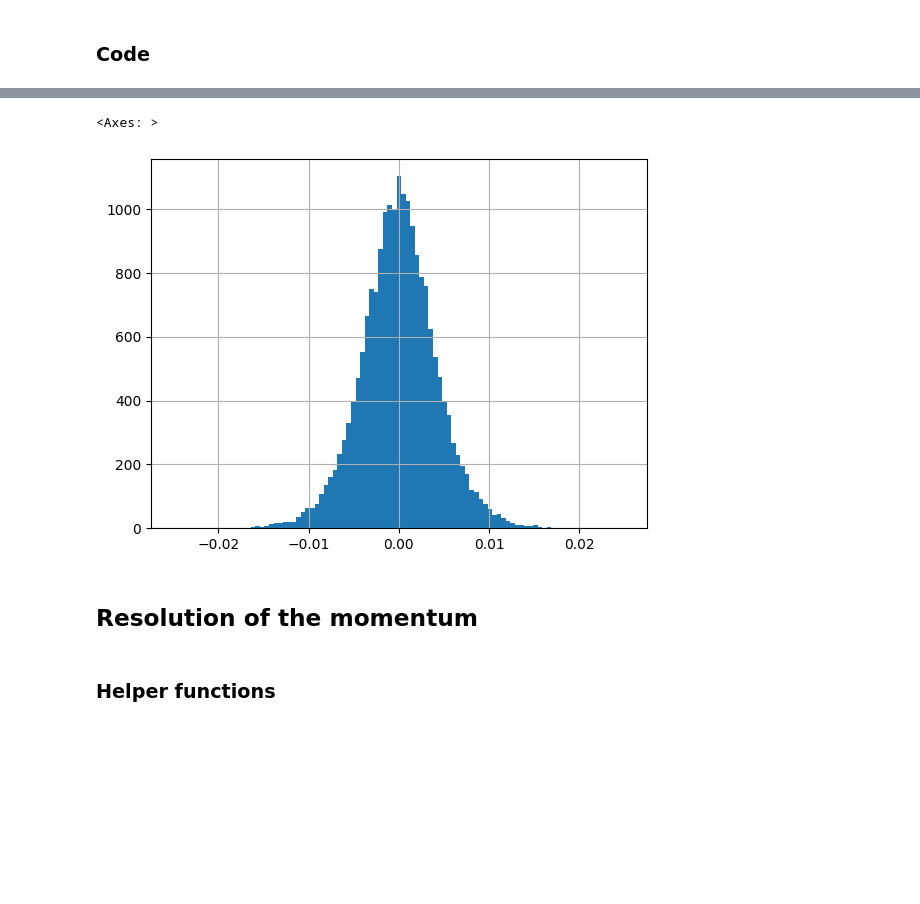
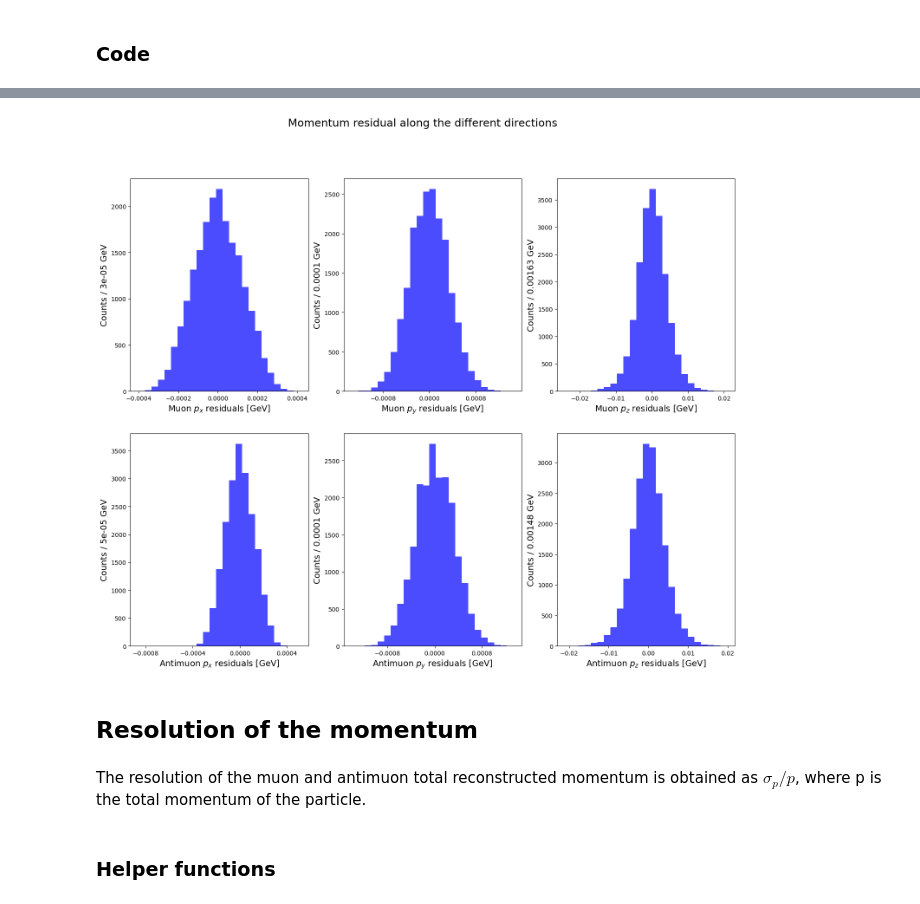
Before and after one commit to NicoloSalimbeni/muon_production_project, a Jupyter notebook: group_13_project.ipynb, the cells around one changed output, grey strips where cells are left out. Drawn from its saved outputs; the diff is of its cells as text; code cells hidden in the pictures; blank space fills up the shorter version.

Commit message:
Muons fixed - P res done - s res in progress
The reconstruction method using R needs to be reimplemented

```diff
--- a/group_13_project.ipynb
+++ b/group_13_project.ipynb
@@ -608,7 +588,7 @@ r_afterB__muons_positions = {}
 afterB_muons_detectors = {}
 for z_new in z_afterB_muons_detectors:
     R_mu_tmp = propagate_particles(R_mu_exitB, P_mu_afterB, z_new, muon_mass)
-    R_anti_mu_tmp = propagate_particles(R_anti_mu_exitB, P_anti_mu_afterB, z_new, muon_mass)
+    R_anti_mu_tmp = propagate_particles(R_anti_mu_exitB, P_antimu_afterB, z_new, muon_mass)
     data_tmp = {"mu": R_mu_tmp.copy(), "antimu": R_anti_mu_tmp.copy()}
     r_afterB__muons_positions[z_new] = data_tmp
 # %%
@@ -2089,6 +1486,8 @@ def get_momenta(entrance_tracks, exit_tracks, B, pixel_length):
     # It takes as input the DataFrame of the entrance and exit tracks and the magnetic field.
     # It returns a DataFrame containing the information on the zx and y components of the momentum
     # and the total reconstructed momentum for a given particle with its estimated uncertainty.
+    # It also computes the x and z component of the momentum at the exit of the magnetic field region
+    # and tehis uncertainties.
     # It also returns the rotation angle that can be used for a check
 
     rotation_angle = np.abs(exit_tracks["phi"]-entrance_tracks["phi"]) # --> taken always positive to ease the calculations
@@ -2116,10 +1515,28 @@ def get_momenta(entrance_tracks, exit_tracks, B, pixel_length):
     P_tot = np.sqrt(P_y**2 + P_xz**2)
     P_tot_error = 1/P_tot * np.sqrt( (P_y*P_y_error)**2 + (P_xz*P_xz_error)**2 )
 
-    P_reconstructed = pd.DataFrame({"P_xz": P_xz,
+    P_x_ent = P_xz*np.sin(entrance_tracks["phi"])
+    P_x_ent_error = np.sqrt( (P_xz_error*np.sin(entrance_tracks["phi"]))**2 + (P_xz*np.cos(entrance_tracks["phi"])*entrance_tracks["phi_error"])**2 )
+    P_z_ent = P_xz*np.cos(entrance_tracks["phi"])
+    P_z_ent_error = np.sqrt( (P_xz_error*np.cos(entrance_tracks["phi"]))**2 + (P_xz*np.sin(entrance_tracks["phi"])*entrance_tracks["phi_error"])**2 )
+
+    P_x_exit = P_xz*np.sin(exit_tracks["phi"])
+    P_x_exit_error = np.sqrt( (P_xz_error*np.sin(exit_tracks["phi"]))**2 + (P_xz*np.cos(exit_tracks["phi"])*exit_tracks["phi_error"])**2 )
+    P_z_exit = P_xz*np.cos(exit_tracks["phi"])
+    P_z_exit_error = np.sqrt( (P_xz_error*np.cos(exit_tracks["phi"]))**2 + (P_xz*np.sin(exit_tracks["phi"])*exit_tracks["phi_error"])**2 )
+
+    P_reconstructed = pd.DataFrame({"P_x_ent": P_x_ent,
+                                    "P_x_ent_err": P_x_ent_error,
+                                    "P_x_exit": P_x_exit,
+                                    "P_x_exit_err": P_x_exit_error,
                                     "P_y": P_y,
+                                    "P_y_err": P_y_error,
+                                    "P_z_ent": P_z_ent,
+                                    "P_z_ent_err": P_z_ent_error,
+                                    "P_z_exit": P_z_exit,
+                                    "P_z_exit_err": P_z_exit_error,
                                     "P_tot": P_tot,
-                                    "P_tot_error": P_tot_error})
+                                    "P_tot_err": P_tot_error})
 
     return P_reconstructed, rotation_angle
 # %%
@@ -2162,8 +1613,6 @@ mu_reconstructed_P, mu_rot_angle = get_momenta(data_mu_beforeB, data_mu_afterB,
 antimu_reconstructed_P, antimu_rot_angle = get_momenta(data_antimu_beforeB, data_antimu_afterB, B, pixel_length)
 # %%
 print("Reconstructed momentum for the muons: \n")
-mu_reconstructed_P["P_x"] = mu_reconstructed_P["P_xz"]*np.sin(data_mu_beforeB["phi"])
-mu_reconstructed_P["P_z"] = mu_reconstructed_P["P_xz"]*np.cos(data_mu_beforeB["phi"])
 mu_reconstructed_P
 # %% [output]
 Reconstructed momentum for the muons:
@@ -2183,7 +1632,5 @@ Reconstructed momentum for the muons:
 # %%
 print("Reconstructed momentum for the antimuons: \n")
-antimu_reconstructed_P["P_x"] = antimu_reconstructed_P["P_xz"]*np.sin(data_antimu_beforeB["phi"])
-antimu_reconstructed_P["P_z"] = antimu_reconstructed_P["P_xz"]*np.cos(data_antimu_beforeB["phi"])
 antimu_reconstructed_P
 # %% [output]
 Reconstructed momentum for the antimuons:
@@ -2216,10 +1663,11 @@ plot_momentum(mu_reconstructed_P["P_tot"], antimu_reconstructed_P["P_tot"], mu_P
 # %%
-(antimu_reconstructed_P["P_z"]-simulated_events["pz_mu2"]).hist(bins=np.linspace(-0.025,0.025,100))
+plot_momentum_components_residuals(mu_reconstructed_P, antimu_reconstructed_P, simulated_events, nBins=25)
 # %% [output]
-<Axes: >
-[figure, old version]
+[figure, new version]
 # %% [markdown]
 ## Resolution of the momentum
+# %% [markdown]
+The resolution of the muon and antimuon total reconstructed momentum is obtained as $\sigma_p/p$, where p is the total momentum of the particle.
 # %% [markdown]
 ### Helper functions
 # %%
```
Also changed, not shown: parts of 68 cells of this notebook.
